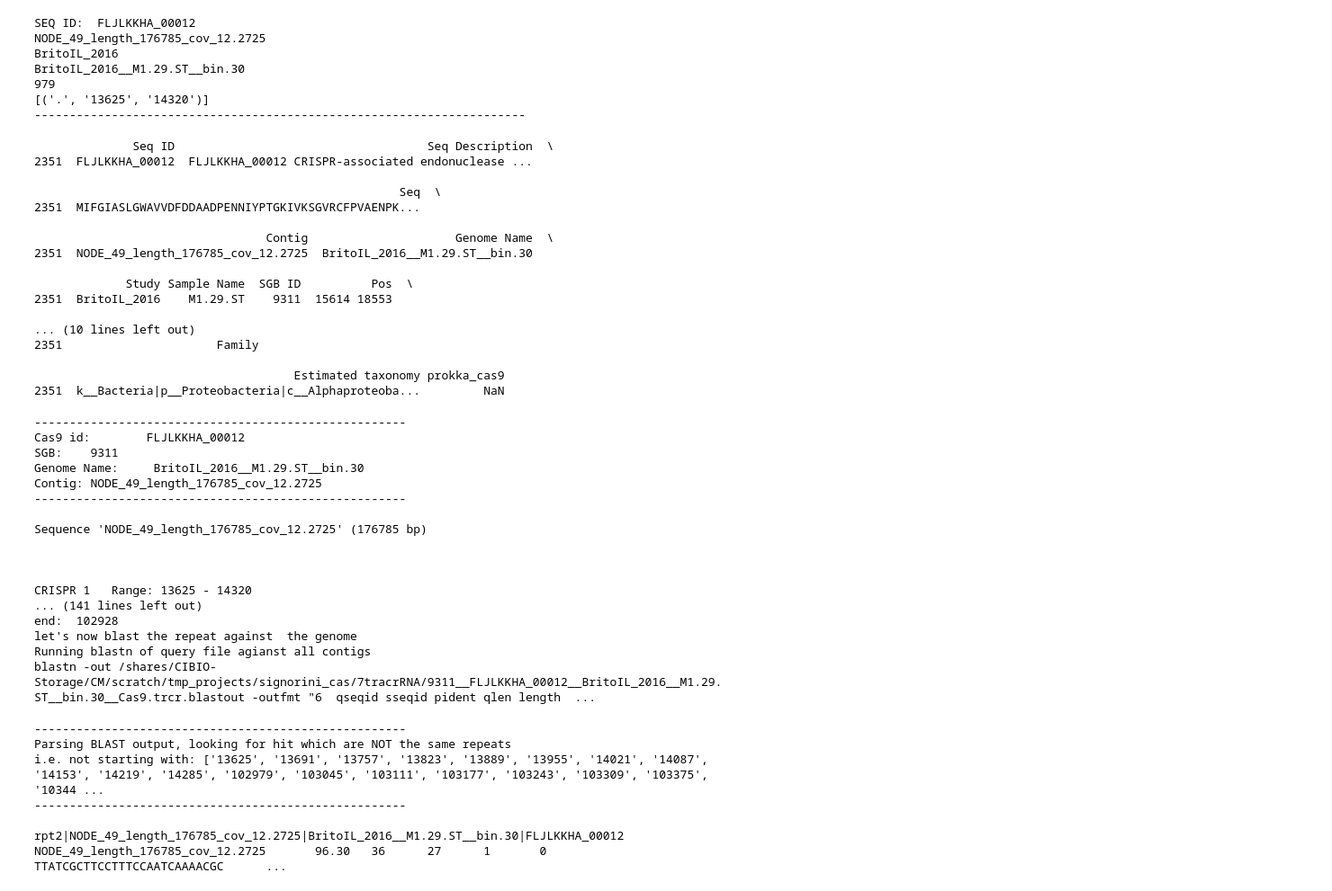
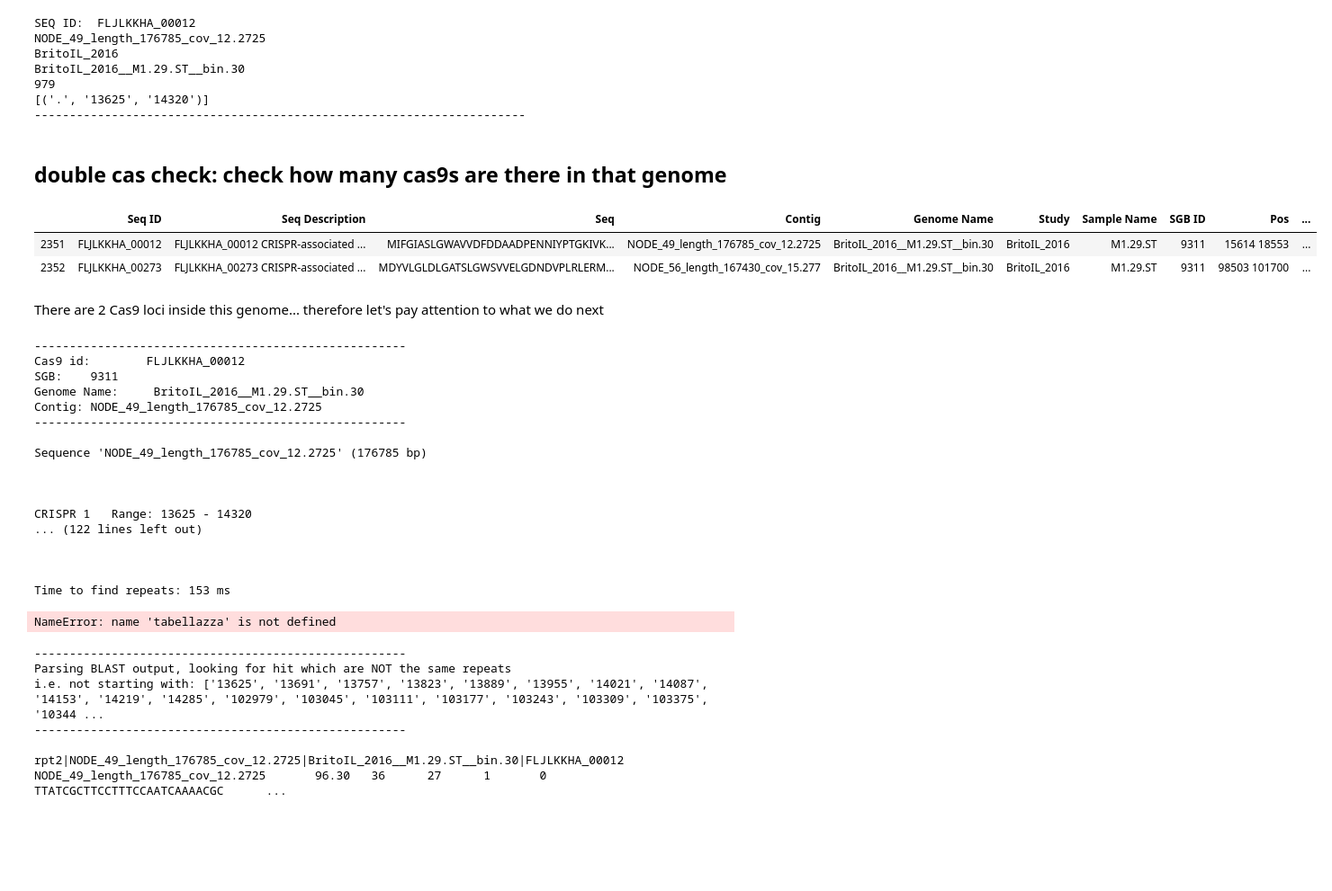
Before and after one commit to L-F-S/cas_mining, a Jupyter notebook: 7tracrRNA/FLJLKKHA_00012 tracrRNA failing.ipynb, the cells around one changed output. Shown at 90% size. Cells and saved outputs as stored; diff of their text form; code cells hidden in the pictures; blank space fills up the shorter version.

Commit message:
double cas locus bug fix

```diff
--- a/7tracrRNA/FLJLKKHA_00012 tracrRNA failing.ipynb
+++ b/7tracrRNA/FLJLKKHA_00012 tracrRNA failing.ipynb
@@ -78,27 +73,17 @@ BritoIL_2016__M1.29.ST__bin.30
 979
 [('.', '13625', '14320')]
 ----------------------------------------------------------------------
-# %%
-this_cas=cas_dataset[cas_dataset["Seq ID"]==seqid]
-print(this_cas)
-# %% [output]
-              Seq ID                                    Seq Description  \
-2351  FLJLKKHA_00012  FLJLKKHA_00012 CRISPR-associated endonuclease ...
-
-                                                    Seq  \
-2351  MIFGIASLGWAVVDFDDAADPENNIYPTGKIVKSGVRCFPVAENPK...
-
-                                 Contig                     Genome Name  \
-2351  NODE_49_length_176785_cov_12.2725  BritoIL_2016__M1.29.ST__bin.30
-
-             Study Sample Name  SGB ID          Pos  \
-2351  BritoIL_2016    M1.29.ST    9311  15614 18553
-
-... (10 lines left out)
-2351                      Family
-
-                                     Estimated taxonomy prokka_cas9
-2351  k__Bacteria|p__Proteobacteria|c__Alphaproteoba...         NaN
+# %% [markdown]
+## double cas check: check how many cas9s are there in that genome
+# %%
+genomename=cas_dataset[cas_dataset["Seq ID"]==seqid]["Genome Name"].iloc[0]
+cas_dataset[cas_dataset["Genome Name"]==genomename]
+# %% [output]
+|  | Seq ID | Seq Description | Seq | Contig | Genome Name | Study | Sample Name | SGB ID | Pos | ... |
+| 2351 | FLJLKKHA_00012 | FLJLKKHA_00012 CRISPR-associated ... | MIFGIASLGWAVVDFDDAADPENNIYPTGKIVK... | NODE_49_length_176785_cov_12.2725 | BritoIL_2016__M1.29.ST__bin.30 | BritoIL_2016 | M1.29.ST | 9311 | 15614 18553 | ... |
+| 2352 | FLJLKKHA_00273 | FLJLKKHA_00273 CRISPR-associated ... | MDYVLGLDLGATSLGWSVVELGDNDVPLRLERM... | NODE_56_length_167430_cov_15.277 | BritoIL_2016__M1.29.ST__bin.30 | BritoIL_2016 | M1.29.ST | 9311 | 98503 101700 | ... |
+# %% [markdown]
+There are 2 Cas9 loci inside this genome... therefore let's pay attention to what we do next
 # %%
 spacers=[]
 repeats=[]
@@ -110,37 +95,17 @@ dataset=cas_dataset[cas_dataset["Seq ID"]==seqid]["Study"].iloc[0]
 genomename=cas_dataset[cas_dataset["Seq ID"]==seqid]["Genome Name"].iloc[0]
 SGB=cas_dataset[cas_dataset["Seq ID"]==seqid]["SGB ID"].iloc[0]
 contigname=cas_dataset[cas_dataset["Seq ID"]==seqid]["Contig"].iloc[0]
+samplename = genomename.split("__")[1]
+
 print("\n-----------------------------------------------------\n"+feature+" id:\t"+seqid+"\nSGB:\t"+str(SGB)+"\nGenome Name:\t",\
       genomename+"\nContig:\t"+cas_dataset[cas_dataset["Seq ID"]==seqid]["Contig"].iloc[0],"\n-----------------------------------------------------\n")
 
-######################################################################TODO THIS MUST BE INSIDE filename_discrepancies
-# take into account filename discrepancies
-if dataset.startswith("ZeeviD"):  #TODO guarda se funziona quando finisci di girare minced_runner
-         s3_dataset="ZeeviD_2015"
-         #genomename=filename_discrepancies.change_to_megahit(genomename)
-         s3_genomename=genomename
-         try:
-             genomename=genomename.replace("ZeeviD_2015", "ZeeviD_2015_B")
-             prokkafile_ofsample=open(annodir+"/justminced/ZeeviD_2015_B/"+genomename+".crisprcas.gff.minced")
-             prokkafile_ofsample.close()
-             dataset="ZeeviD_2015_B"
-         except:
-             genomename=genomename.replace("ZeeviD_2015_B", "ZeeviD_2015_A")
-             dataset="ZeeviD_2015_A"
-else:
-    s3_dataset=dataset
-    s3_genomename=genomename
-    dataset=filename_discrepancies.s3(s3_dataset,r=True) # get working dataset name from s3 dataset name
-    genomename=genomename.replace(s3_dataset, dataset)
 
-if filename_discrepancies.dataset_has_megahit(dataset,genomename):
-    genomename=filename_discrepancies.change_to_megahit(genomename)
-
-samplename = genomename.split("__")[1]
 ########################################################################
 
 # get CRISPR spacer and repeat sequence
 
+s3_genomename, s3_dataset=filename_discrepancies.get_originalsamplename_froms3name_of_genome(genomename,dataset)
 mincedCRISPRfilename=datadir+"1crisprsearch/out/"+s3_dataset+"/"+s3_genomename+".fa.minced.out"
 f=open(mincedCRISPRfilename, "r")
 for line in f.readlines():
@@ -265,11 +230,12 @@ Sequence 'NODE_49_length_176785_cov_12.2725' (176785 bp)
 
 
 CRISPR 1   Range: 13625 - 14320
-... (141 lines left out)
-end:  102928
-let's now blast the repeat against  the genome
-Running blastn of query file agianst all contigs
-blastn -out /shares/CIBIO-Storage/CM/scratch/tmp_projects/signorini_cas/7tracrRNA/9311__FLJLKKHA_00012__BritoIL_2016__M1.29.ST__bin.30__Cas9.trcr.blastout -outfmt "6  qseqid sseqid pident qlen length  ...
+... (122 lines left out)
+
+
+
+Time to find repeats: 153 ms
+NameError: name 'tabellazza' is not defined
 # %%
 #4. parse blast output: only print output if it is NOT one of the old repeats.
 print("\n-----------------------------------------------------\nParsing BLAST output, looking for hit which are NOT the same repeats\ni.e. not starting with:", repeat_start_pos,":\n-----------------------------------------------------\n")
```
Also changed, not shown: parts of 2 cells of this notebook, 8 other files.
